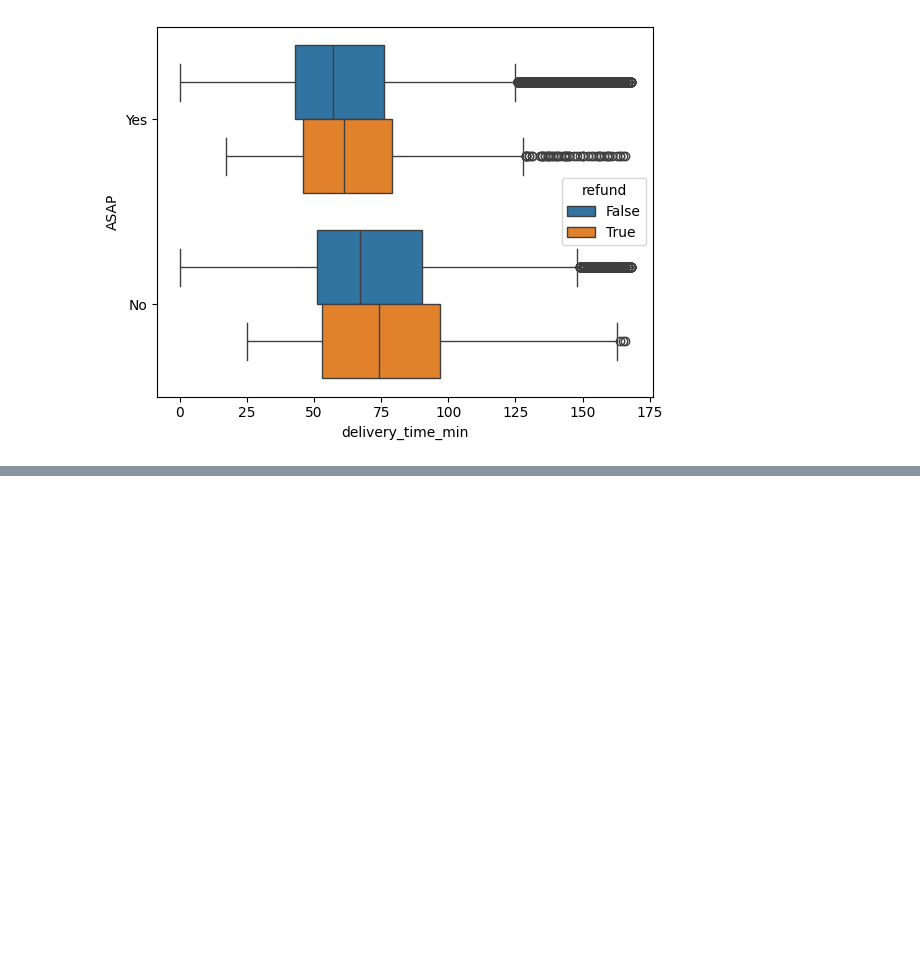
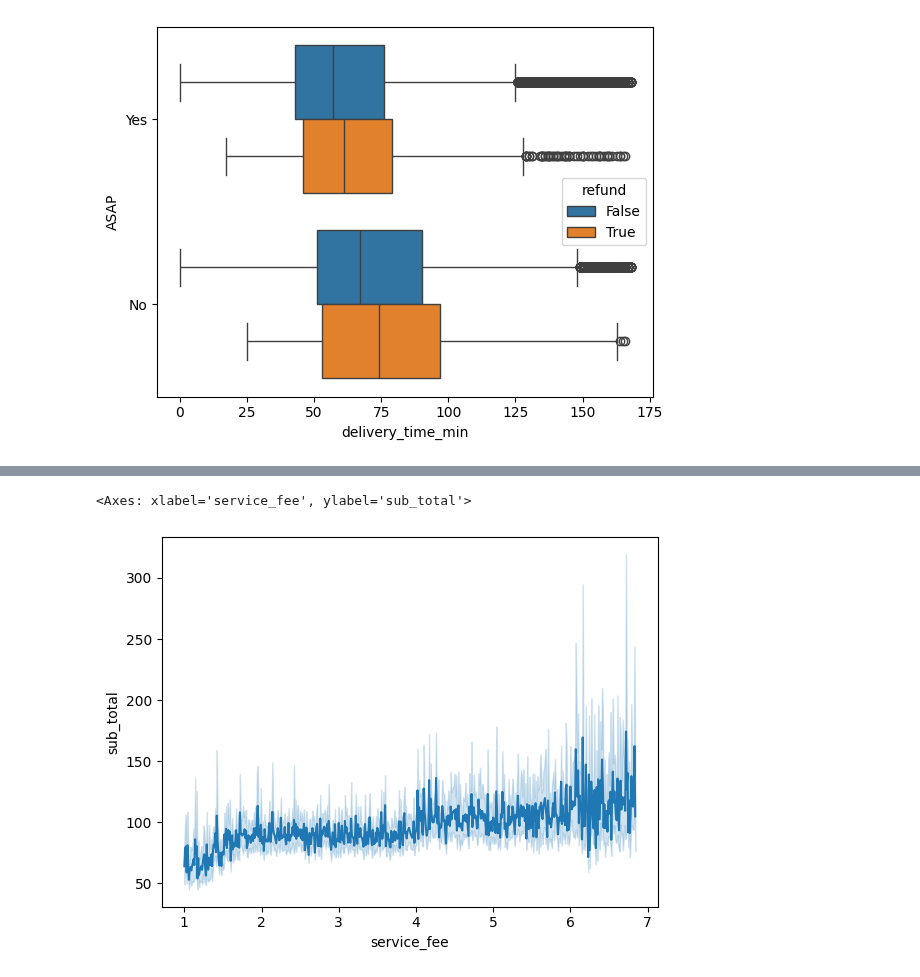
Before and after one commit to PigStep/ML-Delivery-Refund-Research, a Jupyter notebook: notebook/notebook.ipynb, the cells around one changed output, grey strips where cells are left out. Drawn from its saved outputs; the diff is of its cells as text; code cells hidden in the pictures; blank space fills up the shorter version.

```diff
--- a/notebook/notebook.ipynb
+++ b/notebook/notebook.ipynb
@@ -262,0 +273,5 @@ sns.boxplot(delivery_data,x = "delivery_time_min", y="ASAP", hue="refund")
+# %%
+sns.lineplot(delivery_data,x="service_fee",y="sub_total")
+# %% [output]
+<Axes: xlabel='service_fee', ylabel='sub_total'>
+[figure, added]
```
Also changed, not shown: parts of 9 cells of this notebook.
